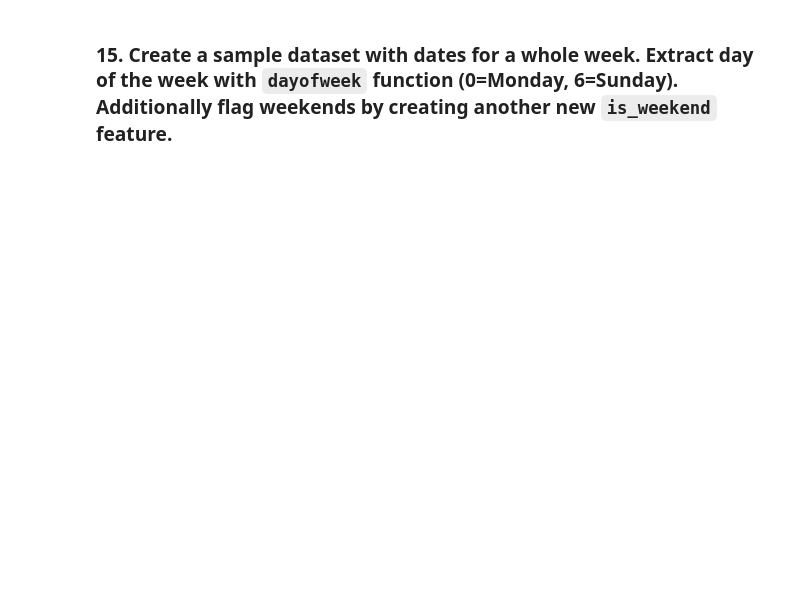
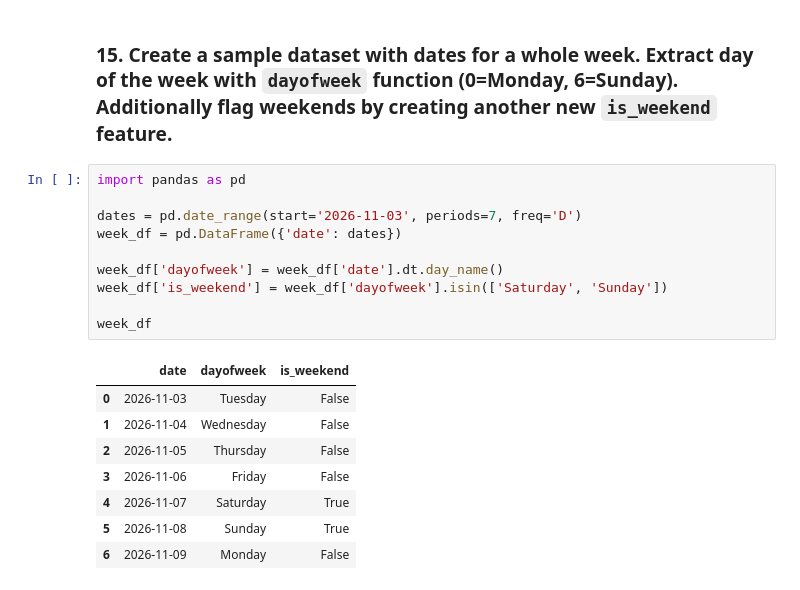
Before and after one commit to Donatas-Vaiciunas/DAY-1, a Jupyter notebook: Day1 - Data foundations practical tasks.ipynb, the cells around one changed output. Drawn from its saved outputs; the diff is of its cells as text; blank space fills up the shorter version.

```diff
--- a/Day1 - Data foundations practical tasks.ipynb
+++ b/Day1 - Data foundations practical tasks.ipynb
@@ -302,2 +332,21 @@ for fold, (train_index, test_index) in enumerate(kfold.split(X), start=1):
 # %% [markdown]
 ### 15. Create a sample dataset with dates for a whole week. Extract day of the week with `dayofweek` function (0=Monday, 6=Sunday). Additionally flag weekends by creating another new `is_weekend` feature.
+# %%
+import pandas as pd
+
+dates = pd.date_range(start='2026-11-03', periods=7, freq='D')
+week_df = pd.DataFrame({'date': dates})
+
+week_df['dayofweek'] = week_df['date'].dt.day_name()
+week_df['is_weekend'] = week_df['dayofweek'].isin(['Saturday', 'Sunday'])
+
+week_df
+# %% [output]
+|  | date | dayofweek | is_weekend |
+| 0 | 2026-11-03 | Tuesday | False |
+| 1 | 2026-11-04 | Wednesday | False |
+| 2 | 2026-11-05 | Thursday | False |
+| 3 | 2026-11-06 | Friday | False |
+| 4 | 2026-11-07 | Saturday | True |
+| 5 | 2026-11-08 | Sunday | True |
+| 6 | 2026-11-09 | Monday | False |
```
Also changed, not shown: parts of 8 cells of this notebook.
